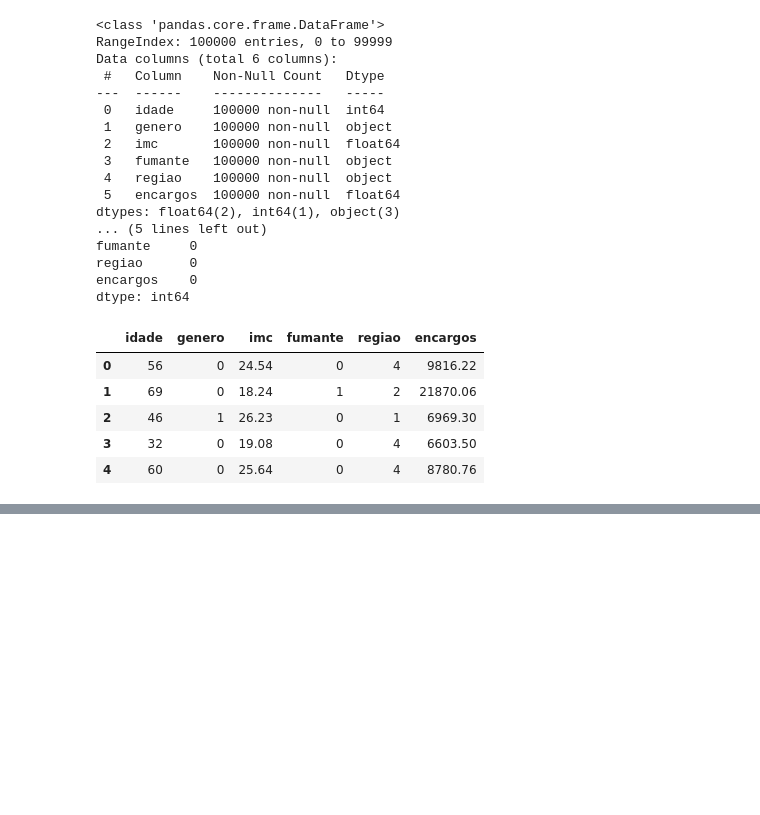
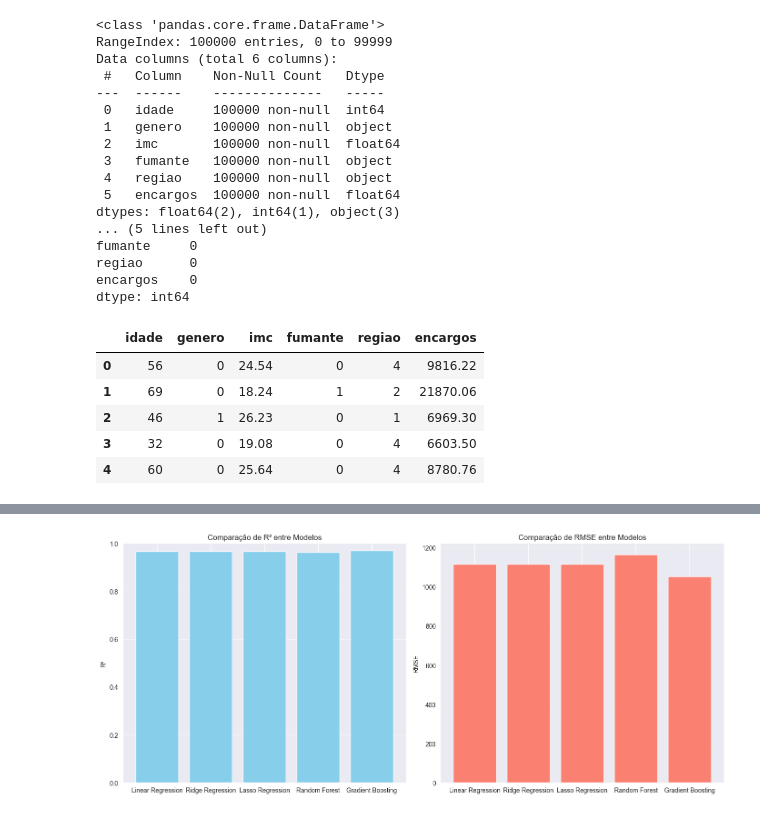
Before and after one commit to daniel-kiluange/pos-tech-challenge-fiap-fase-1-5iadt, a Jupyter notebook: atividade.ipynb, the cells around one changed output, grey strips where cells are left out. Saved outputs shown, nothing was run; the diff lists cells and outputs as text; code cells hidden in the pictures; blank space fills up the shorter version.

Commit message:
add training comparator

```diff
--- a/atividade.ipynb
+++ b/atividade.ipynb
@@ -158,4 +196,83 @@ def evaluate_model(y_true, y_pred):
 # %%
-# Calculate and display model performance metrics
-train_predictions = pipeline.predict(X_train)
-test_predictions = pipeline.predict(X_test)
+from matplotlib import pyplot as plt
+# Visualização dos resultados
+def visualize_model_results(results):
+    # Comparação de métricas entre modelos
+    model_names = list(results.keys())
+    r2_scores = [results[name]['test_metrics']['R²'] for name in model_names]
+    rmse_scores = [results[name]['test_metrics']['RMSE'] for name in model_names]
+
+    fig, ax = plt.subplots(1, 2, figsize=(14, 6))
+
+    ax[0].bar(model_names, r2_scores, color='skyblue')
+    ax[0].set_title('Comparação de R² entre Modelos')
+    ax[0].set_ylabel('R²')
+    ax[0].set_ylim(0, 1)
+    ax[0].grid(axis='y', linestyle='--', alpha=0.7)
+
+    ax[1].bar(model_names, rmse_scores, color='salmon')
+    ax[1].set_title('Comparação de RMSE entre Modelos')
+    ax[1].set_ylabel('RMSE')
+    ax[1].grid(axis='y', linestyle='--', alpha=0.7)
+
+    plt.tight_layout()
+    plt.show()
+
+    # Selecionando o melhor modelo para visualizações detalhadas
+    best_model_name = model_names[np.argmax(r2_scores)]
+    best_model_results = results[best_model_name]
+
+    print(f"\nMelhor modelo: {best_model_name}")
+    print(f"R² no conjunto de teste: {best_model_results['test_metrics']['R²']:.4f}")
+    print(f"RMSE no conjunto de teste: {best_model_results['test_metrics']['RMSE']:.4f}")
+
+    # Visualizando previsões vs. valores reais
+    fig, ax = plt.subplots(1, 2, figsize=(14, 6))
+
+    # Conjunto de treino
+    ax[0].scatter(y_train, best_model_results['train_predictions'], alpha=0.5)
+    ax[0].plot([y_train.min(), y_train.max()], [y_train.min(), y_train.max()], 'r--', lw=2)
+    ax[0].set_xlabel('Valores Reais')
+    ax[0].set_ylabel('Valores Previstos')
+    ax[0].set_title(f'Conjunto de Treino: Valores Reais vs. Previstos ({best_model_name})')
+
+    # Conjunto de teste
+    ax[1].scatter(y_test, best_model_results['test_predictions'], alpha=0.5)
+    ax[1].plot([y_test.min(), y_test.max()], [y_test.min(), y_test.max()], 'r--', lw=2)
+    ax[1].set_xlabel('Valores Reais')
+    ax[1].set_ylabel('Valores Previstos')
+    ax[1].set_title(f'Conjunto de Teste: Valores Reais vs. Previstos ({best_model_name})')
+
+    plt.tight_layout()
+    plt.show()
+
+    # Visualizando resíduos
+    residuals_train = y_train - best_model_results['train_predictions']
+    residuals_test = y_test - best_model_results['test_predictions']
+
+    fig, ax = plt.subplots(1, 2, figsize=(14, 6))
+
+    # Resíduos no conjunto de treino
+    ax[0].scatter(best_model_results['train_predictions'], residuals_train, alpha=0.5)
+    ax[0].axhline(y=0, color='r', linestyle='--')
+    ax[0].set_xlabel('Valores Previstos')
+    ax[0].set_ylabel('Resíduos')
+    ax[0].set_title(f'Conjunto de Treino: Gráfico de Resíduos ({best_model_name})')
+
+    # Resíduos no conjunto de teste
+    ax[1].scatter(best_model_results['test_predictions'], residuals_test, alpha=0.5)
+    ax[1].axhline(y=0, color='r', linestyle='--')
+    ax[1].set_xlabel('Valores Previstos')
+    ax[1].set_ylabel('Resíduos')
+    ax[1].set_title(f'Conjunto de Teste: Gráfico de Resíduos ({best_model_name})')
+
+    plt.tight_layout()
+    plt.show()
+
+    return best_model_name, best_model_results['pipeline']
+
+
+# Visualizando resultados dos modelos
+best_model_name, best_pipeline = visualize_model_results(results)
+# %% [output]
+[figure, added]
```
Also changed, not shown: parts of 20 cells of this notebook, 1 other file.
